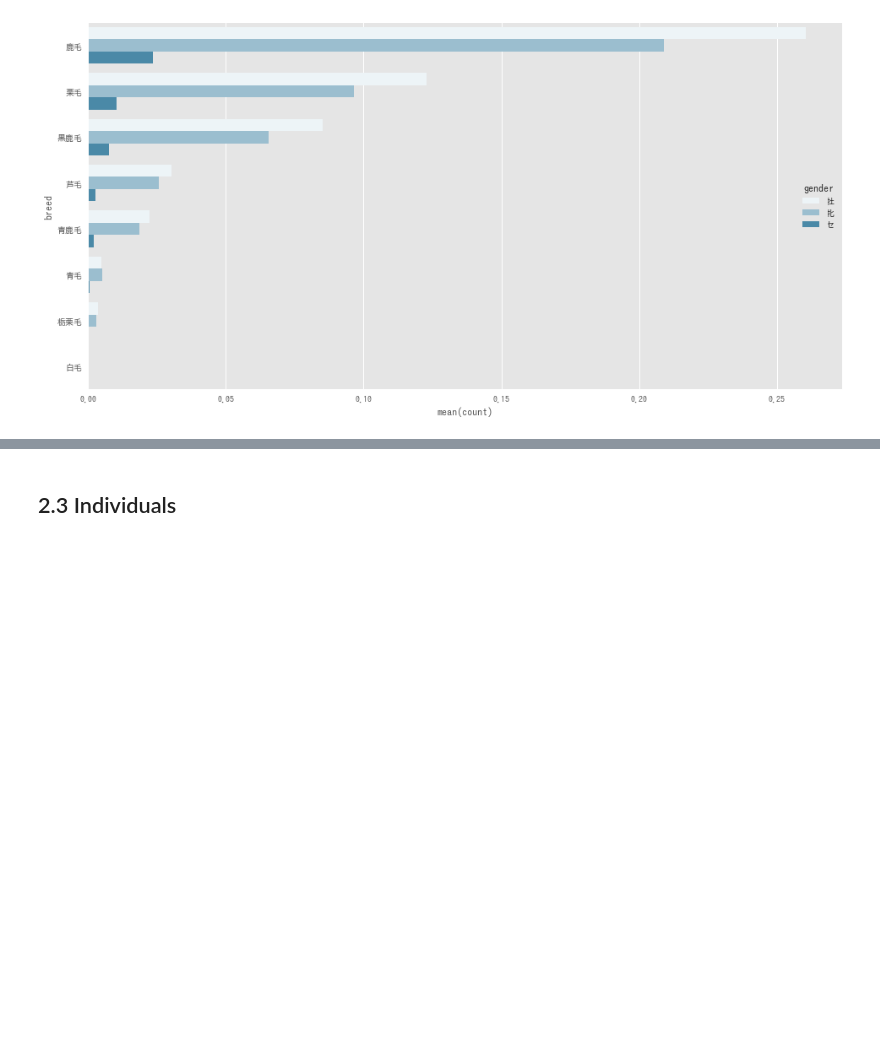
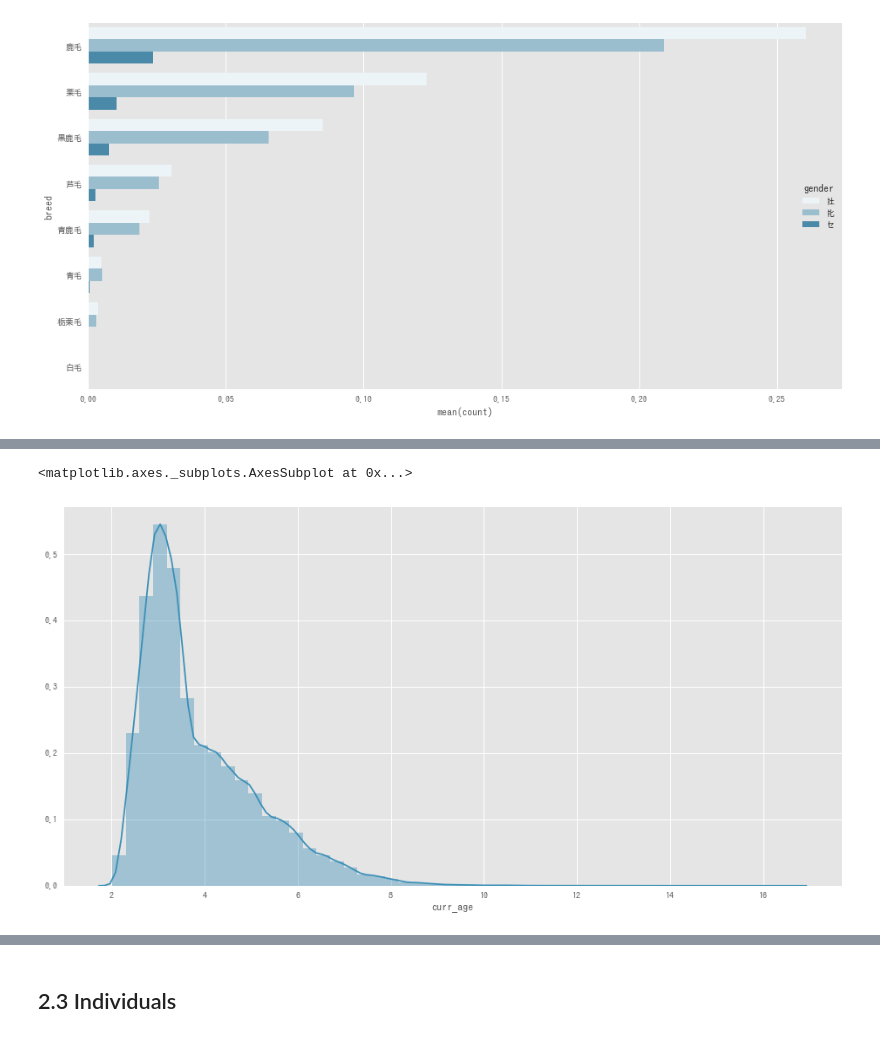
Before and after one commit to terryluzj/ba-fyp-sports-analytics, a Jupyter notebook: analysis/descriptive.ipynb, the cells around one changed output, grey strips where cells are left out. Drawn from its saved outputs; the diff is of its cells as text; code cells hidden in the pictures; blank space fills up the shorter version.

```diff
--- a/analysis/descriptive.ipynb
+++ b/analysis/descriptive.ipynb
@@ -179,0 +182,7 @@ sns.barplot(x='count', y='breed', data=breed_gender_count, color='#3A8FB7', hue=
+# %%
+# Merge race and horse dataframe and alter datetime type of information
+horse_race = race_df.merge(horse_df, left_on='horse', right_on='horse_name')
+horse_race['run_date'] = horse_race['run_date'].str.cat(horse_race['time'], sep=' ').apply(lambda x: pd.Timestamp(x))
+horse_race['date_of_birth'] = horse_race['date_of_birth'].apply(lambda x: pd.Timestamp('-'.join(re.findall(r'\d+', x))))
+horse_race['curr_age'] = horse_race['run_date'].subtract(horse_race['date_of_birth']).dt.days / 365.0
+horse_race.sample(n=5).T
@@ -179,0 +207,6 @@ sns.barplot(x='count', y='breed', data=breed_gender_count, color='#3A8FB7', hue=
+# %%
+# Get the histogram of horse age relative to the run date and time
+sns.distplot(horse_race['curr_age'], color='#3A8FB7')
+# %% [output]
+<matplotlib.axes._subplots.AxesSubplot at 0x...>
+[figure, added]
```
Also changed, not shown: parts of 3 cells of this notebook.
